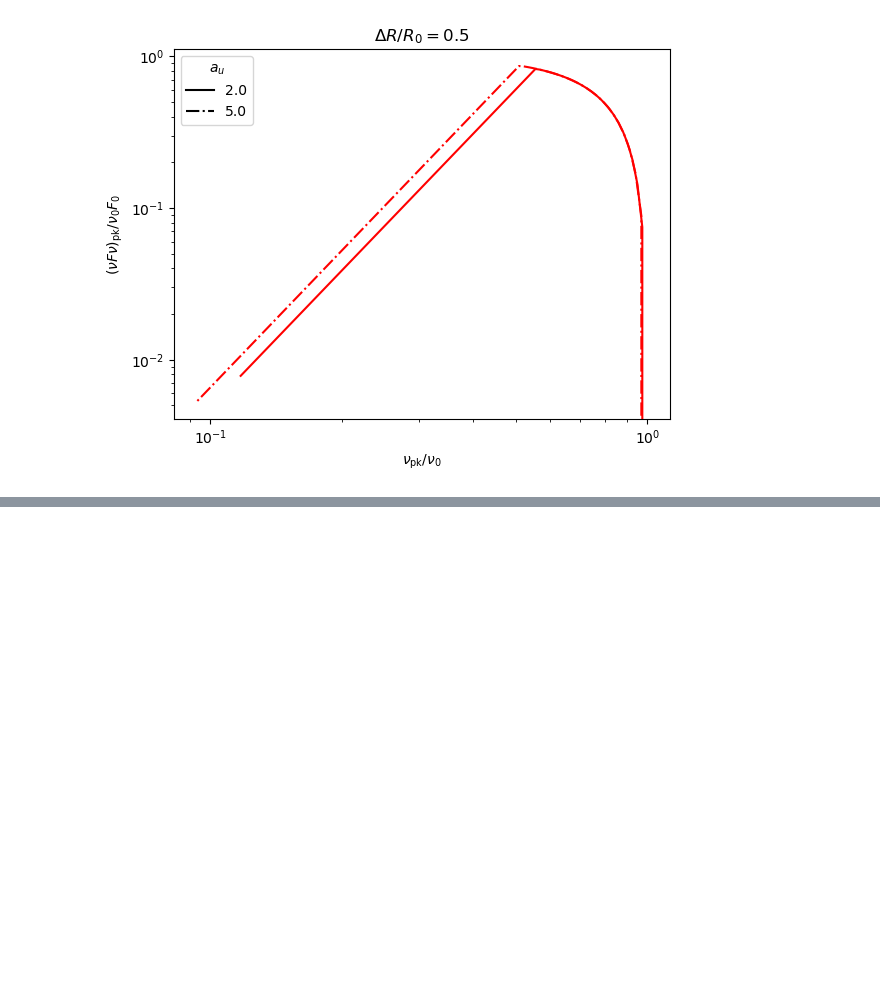
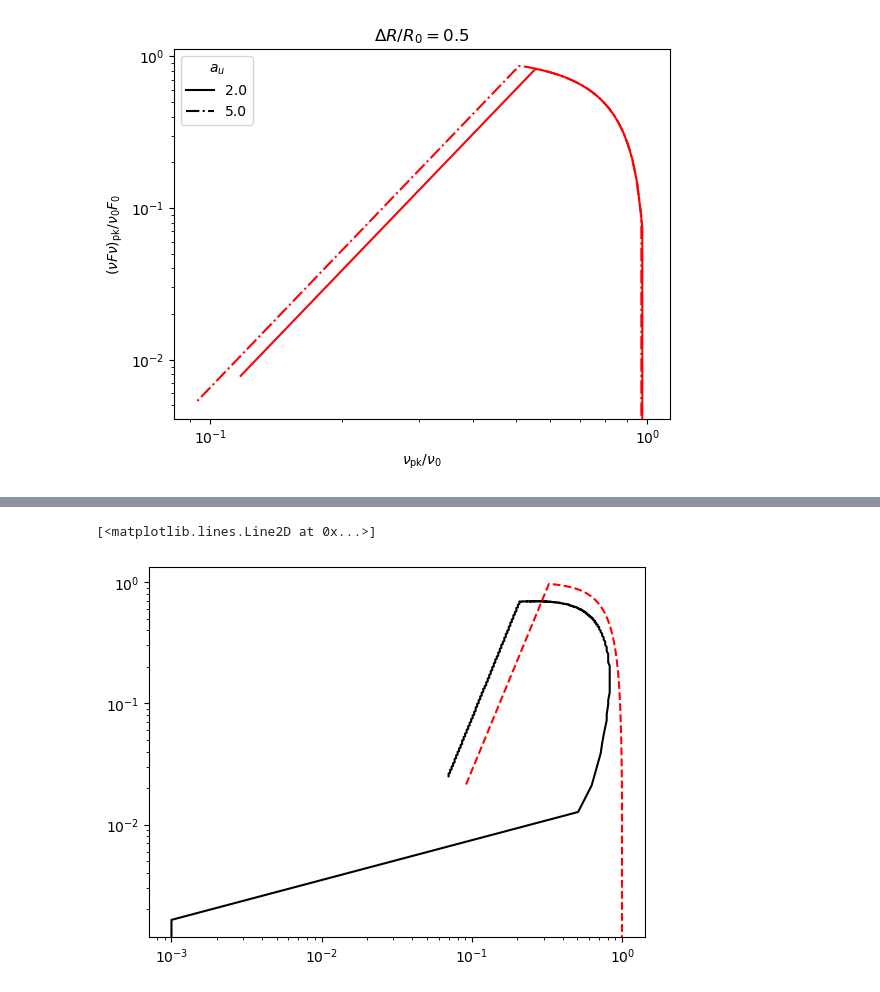
Before and after one commit to ACharletENSL/GAMMA_MWN, a Jupyter notebook: bin/Tools/project_v2/test_peak.ipynb, the cells around one changed output, grey strips where cells are left out. Saved outputs shown, nothing was run; the diff lists cells and outputs as text; code cells hidden in the pictures; blank space fills up the shorter version.

```diff
--- a/bin/Tools/project_v2/test_peak.ipynb
+++ b/bin/Tools/project_v2/test_peak.ipynb
@@ -54,0 +96,7 @@ for au, ls in zip(aus, lstyles):
+# %%
+fig, ax = plt.subplots()
+ax.loglog(nu_pk[nu_pk>0], nF_pk[nu_pk>0], c='k')
+ax.loglog(nu, nF, c='r', ls='--')
+# %% [output]
+[<matplotlib.lines.Line2D at 0x...>]
+[figure, added]
```
Also changed, not shown: parts of 14 cells of this notebook, 11 other files.
